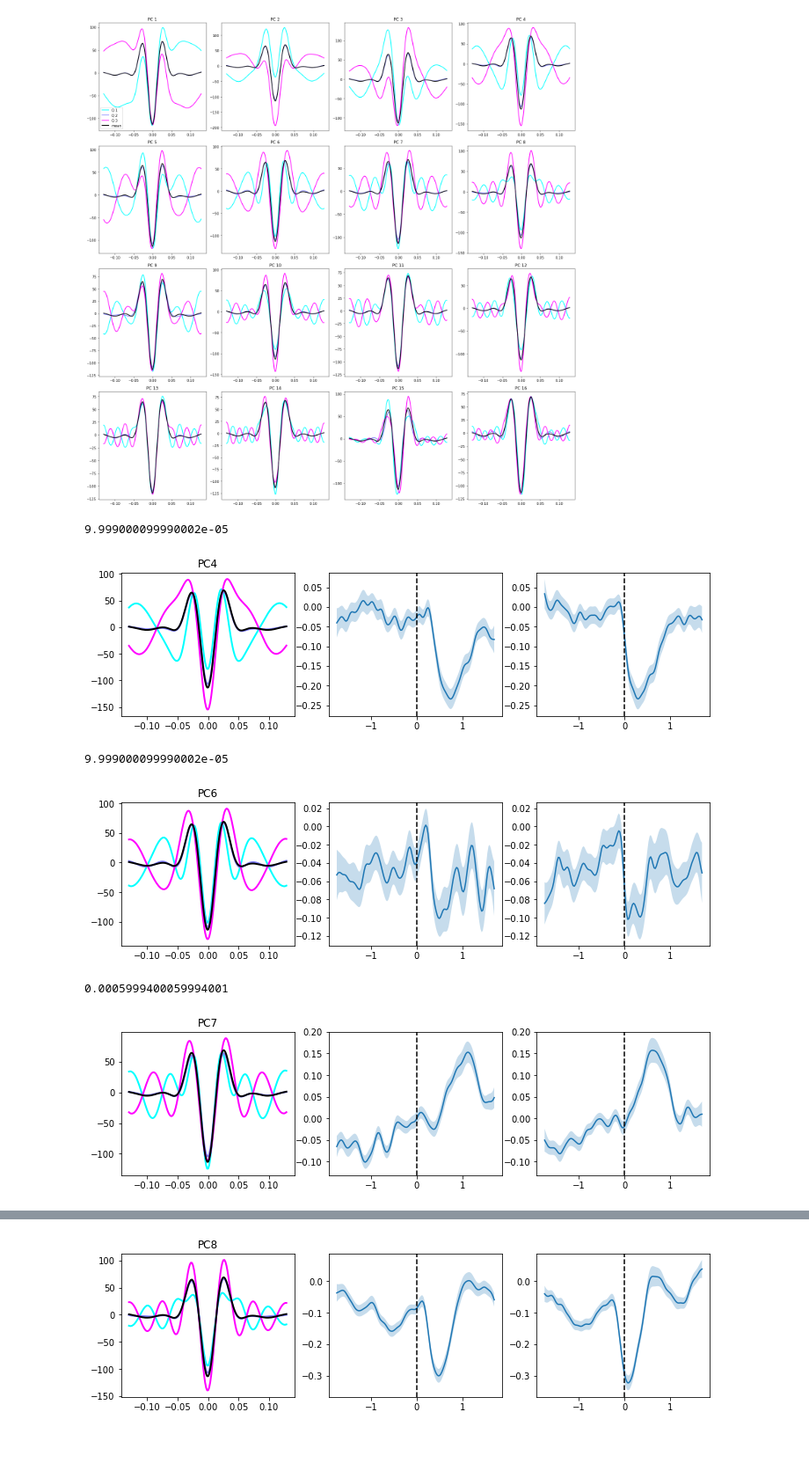
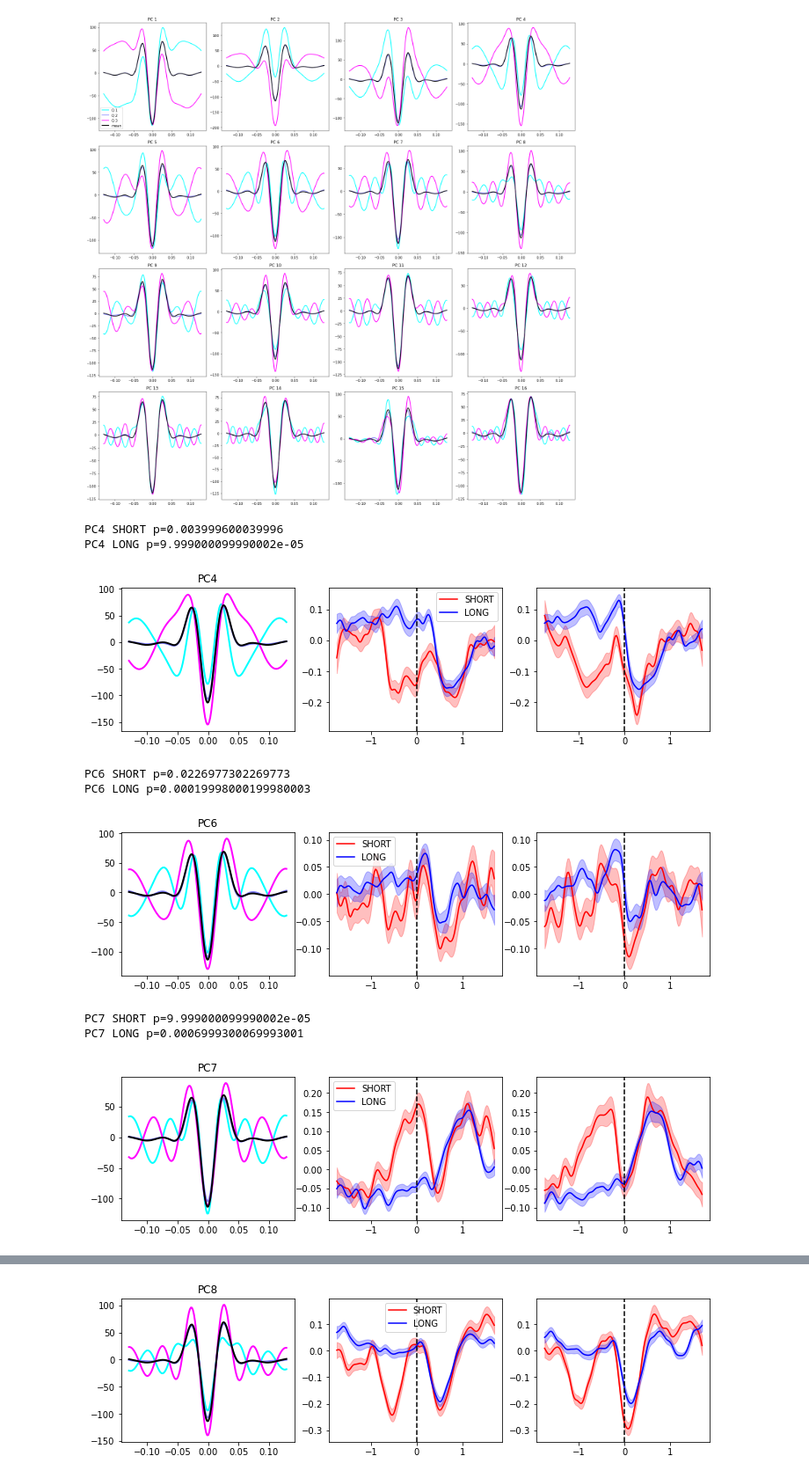
Before and after one commit to danclab/gogo_bursts, a Jupyter notebook: analyze_pca_burst_rate_contra.ipynb, the cells around one changed output, grey strips where cells are left out. Shown at 88% size. Drawn from its saved outputs; the diff is of its cells as text; code cells hidden in the pictures; blank space fills up the shorter version.

Commit message:
use -1.5 to -1s in each condition separately as baseline

```diff
--- a/analyze_pca_burst_rate_contra.ipynb
+++ b/analyze_pca_burst_rate_contra.ipynb
@@ -286,78 +279,102 @@ for epoch_type in epoch_types:
 n_perm = 10000  # number of permutations
 
 # Boolean mask for STIM baseline (pre-0)
-stim_baseline_mask = (stim_time_bins[:-1] > -.5) & (stim_time_bins[:-1] < 0)
+stim_baseline_mask = (stim_time_bins[:-1] > -1.5) & (stim_time_bins[:-1] < -1)
 resp_mask = (resp_time_bins[:-1] > -.25) & (resp_time_bins[:-1] < .5)
 
 task_pcs=[]
 
 for pc in shuffling_results:
-    m_stim = np.nanmean(subject_score_ts['STIM'], axis=0)[:, pc]
-    se_stim = np.nanstd(subject_score_ts['STIM'], axis=0)[:, pc]/np.sqrt(subject_score_ts['STIM'].shape[0])
-    m_resp = np.nanmean(subject_score_ts['RESP'], axis=0)[:, pc]
-    se_resp = np.nanstd(subject_score_ts['RESP'], axis=0)[:, pc]/np.sqrt(subject_score_ts['RESP'].shape[0])
+    m_stim_short = np.nanmean(subject_score_ts['STIM']['SHORT'], axis=0)[:, pc]
+    se_stim_short = np.nanstd(subject_score_ts['STIM']['SHORT'], axis=0)[:, pc]/np.sqrt(subject_score_ts['STIM']['SHORT'].shape[0])
+    m_resp_short = np.nanmean(subject_score_ts['RESP']['SHORT'], axis=0)[:, pc]
+    se_resp_short = np.nanstd(subject_score_ts['RESP']['SHORT'], axis=0)[:, pc]/np.sqrt(subject_score_ts['RESP']['SHORT'].shape[0])
+
+    m_stim_long = np.nanmean(subject_score_ts['STIM']['LONG'], axis=0)[:, pc]
+    se_stim_long = np.nanstd(subject_score_ts['STIM']['LONG'], axis=0)[:, pc]/np.sqrt(subject_score_ts['STIM']['LONG'].shape[0])
+    m_resp_long = np.nanmean(subject_score_ts['RESP']['LONG'], axis=0)[:, pc]
+    se_resp_long = np.nanstd(subject_score_ts['RESP']['LONG'], axis=0)[:, pc]/np.sqrt(subject_score_ts['RESP']['LONG'].shape[0])
 
     # ------------------------------------------------------------------
     # Permutation test: is RESP temporal variance > STIM pre-0 variance?
     # ------------------------------------------------------------------
-    stim_data = subject_score_ts['STIM'][:, :, pc]  # shape: n_subj × n_time_stim
-    resp_data = subject_score_ts['RESP'][:, :, pc]  # shape: n_subj × n_time_resp
+    stim_data_short = subject_score_ts['STIM']['SHORT'][:, :, pc]  # shape: n_subj × n_time_stim
+    resp_data_short = subject_score_ts['RESP']['SHORT'][:, :, pc]  # shape: n_subj × n_time_resp
+    stim_data_long = subject_score_ts['STIM']['LONG'][:, :, pc]  # shape: n_subj × n_time_stim
+    resp_data_long = subject_score_ts['RESP']['LONG'][:, :, pc]  # shape: n_subj × n_time_resp
 
     # Per-subject temporal variances
-    var_baseline = np.nanvar(stim_data[:, stim_baseline_mask], axis=1, ddof=1)
-    var_resp = np.nanvar(resp_data[:, resp_mask], axis=1, ddof=1)
+    var_baseline_short = np.nanvar(stim_data_short[:, stim_baseline_mask], axis=1, ddof=1)
+    var_resp_short = np.nanvar(resp_data_short[:, resp_mask], axis=1, ddof=1)
+    var_baseline_long = np.nanvar(stim_data_long[:, stim_baseline_mask], axis=1, ddof=1)
+    var_resp_long = np.nanvar(resp_data_long[:, resp_mask], axis=1, ddof=1)
 
-    diff = var_resp - var_baseline              # ?_i
-    obs_stat = np.mean(diff)                    # observed mean difference across subjects
+    diff_short = var_resp_short - var_baseline_short              # ?_i
+    diff_long = var_resp_long - var_baseline_long              # ?_i
+    obs_stat_short = np.mean(diff_short)                    # observed mean difference across subjects
+    obs_stat_long = np.mean(diff_long)                    # observed mean difference across subjects
 
     # Sign-flip permutation for paired test
-    null_stats = np.zeros(n_perm)
+    null_stats_short = np.zeros(n_perm)
+    null_stats_long = np.zeros(n_perm)
     for p in range(n_perm):
-        signs = np.random.choice([1, -1], size=diff.shape[0])
-        null_stats[p] = np.mean(diff * signs)
+        signs_short = np.random.choice([1, -1], size=diff_short.shape[0])
+        signs_long = np.random.choice([1, -1], size=diff_long.shape[0])
+        null_stats_short[p] = np.mean(diff_short * signs_short)
+        null_stats_long[p] = np.mean(diff_long * signs_long)
 
     # One-sided p-value: H1 = RESP variance > baseline variance
-    p_val = (np.sum(null_stats >= obs_stat) + 1) / (n_perm + 1)
+    p_val_short = (np.sum(null_stats_short >= obs_stat_short) + 1) / (n_perm + 1)
+    p_val_long = (np.sum(null_stats_long >= obs_stat_long) + 1) / (n_perm + 1)
 
-    if p_val*len(shuffling_results)<0.05:
-        print(p_val)
+    if p_val_short*len(shuffling_results)<0.05 or p_val_long*len(shuffling_results)<0.05:
+        print(f'PC{pc+1} SHORT p={p_val_short}')
+        print(f'PC{pc+1} LONG p={p_val_long}')
         task_pcs.append(pc)
 
         plt.figure(figsize=(12,3))
 
         ax=plt.subplot(1,3,1)
         ax.set_title(f'PC{pc+1}')  # set the nice title
         scores = pc_scores[:,pc]
         q_maps = []
         for q_ix, (b, e) in enumerate(quartiles):
             q_map = (scores > np.percentile(scores, b)) & (scores <= np.percentile(scores, e))  # create a boolean map to select the waveforms
             q_mean = np.mean(waveforms[q_map], axis=0)
             ax.plot(waveform_times, q_mean/1e-15, lw=2, c=col_range[q_ix], label="Q {}".format(q_ix+1))
         ax.plot(waveform_times, mean_waveform/1e-15, lw=2, c="black", label="mean")
 
         # STIM
         ax1 = plt.subplot(1,3,2)
-        ax1.plot(stim_time_bins[:-1], m_stim)
-        ax1.fill_between(stim_time_bins[:-1], m_stim-se_stim, m_stim+se_stim, alpha=0.25)
+        ax1.plot(stim_time_bins[:-1], m_stim_short, color='r', label='SHORT')
+        ax1.fill_between(stim_time_bins[:-1], m_stim_short-se_stim_short, m_stim_short+se_stim_short, color='r', alpha=0.25)
+        ax1.plot(stim_time_bins[:-1], m_stim_long, color='b', label='LONG')
+        ax1.fill_between(stim_time_bins[:-1], m_stim_long-se_stim_long, m_stim_long+se_stim_long, color='b', alpha=0.25)
         ax1.axvline(0,color='k',linestyle='--')
+        ax1.legend()
         yl1=ax1.get_ylim()
 
         # RESP
         ax2 = plt.subplot(1,3,3)
-        ax2.plot(resp_time_bins[:-1], m_resp)
-        ax2.fill_between(resp_time_bins[:-1], m_resp-se_resp, m_resp+se_resp, alpha=0.25)
+        ax2.plot(resp_time_bins[:-1], m_resp_short, color='r')
+        ax2.fill_between(resp_time_bins[:-1], m_resp_short-se_resp_short, m_resp_short+se_resp_short, color='r', alpha=0.25)
+        ax2.plot(resp_time_bins[:-1], m_resp_long, color='b')
+        ax2.fill_between(resp_time_bins[:-1], m_resp_long-se_resp_long, m_resp_long+se_resp_long, color='b', alpha=0.25)
         ax2.axvline(0,color='k',linestyle='--')
         yl2=ax2.get_ylim()
 
         ymin=np.min([yl1[0], yl2[0]])
         ymax=np.max([yl1[1], yl2[1]])
         ax1.set_ylim(ymin, ymax)
         ax2.set_ylim(ymin, ymax)
         plt.show()
 # %% [output]
-9.999000099990002e-05
+PC4 SHORT p=0.003999600039996
+PC4 LONG p=9.999000099990002e-05
-[figure, old version]
+[figure, new version]
-9.999000099990002e-05
+PC6 SHORT p=0.0226977302269773
+PC6 LONG p=0.00019998000199980003
-[figure, old version]
+[figure, new version]
-0.0005999400059994001
+PC7 SHORT p=9.999000099990002e-05
+PC7 LONG p=0.0006999300069993001
-[figure, old version]
+[figure, new version]
@@ -365 +383 @@ for pc in shuffling_results:
-[figure, old version]
+[figure, new version]
```
Also changed, not shown: parts of 7 cells of this notebook.
